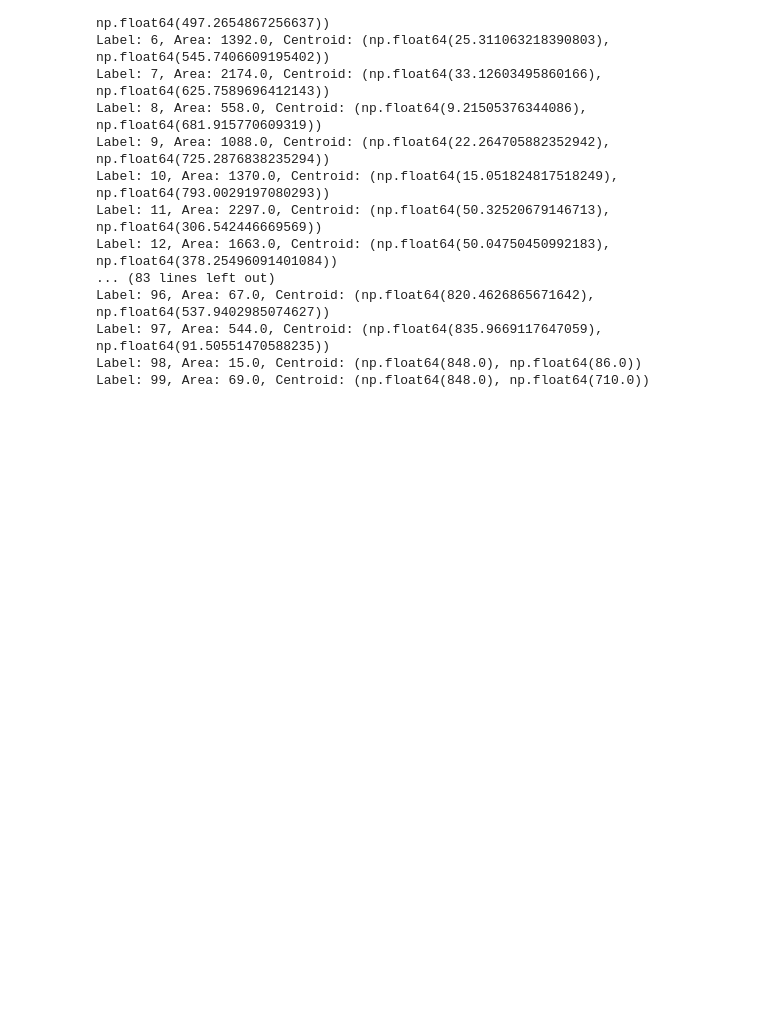
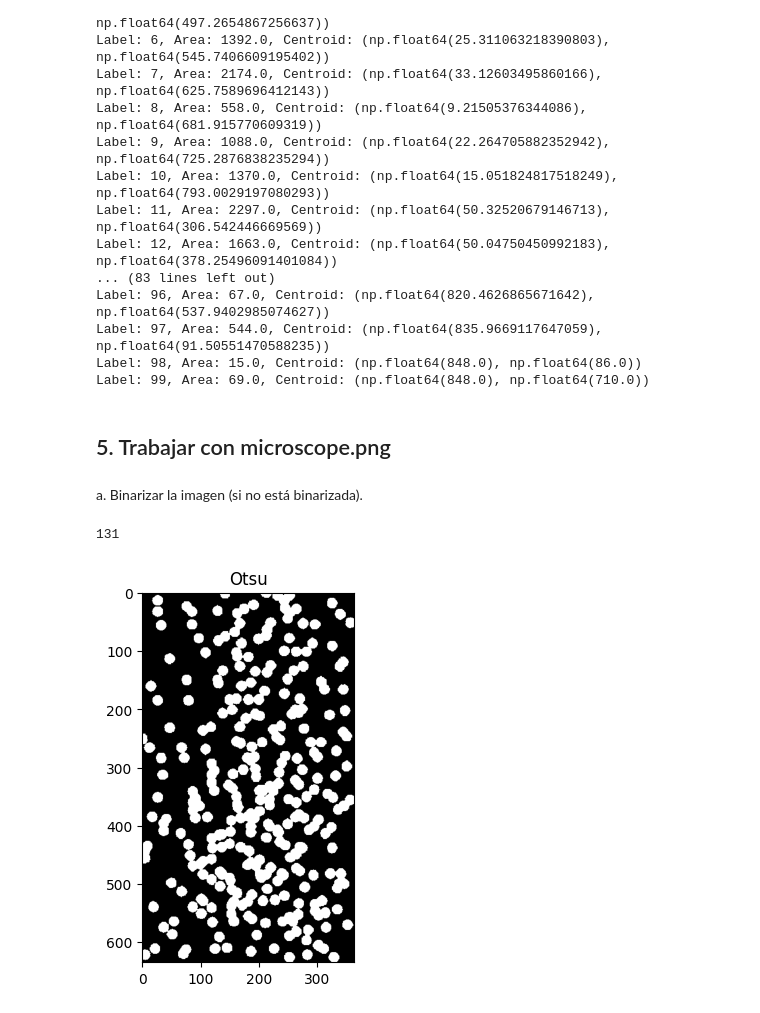
Before and after one commit to DiggsPapu/computer-vision-2, a Jupyter notebook: lab2.ipynb, the cells around one changed output. Saved outputs shown, nothing was run; the diff lists cells and outputs as text; code cells hidden in the pictures; blank space fills up the shorter version.

```diff
--- a/lab2.ipynb
+++ b/lab2.ipynb
@@ -96,3 +93,25 @@ Label: 96, Area: 67.0, Centroid: (np.float64(820.4626865671642), np.float64(537.
 Label: 97, Area: 544.0, Centroid: (np.float64(835.9669117647059), np.float64(91.50551470588235))
 Label: 98, Area: 15.0, Centroid: (np.float64(848.0), np.float64(86.0))
 Label: 99, Area: 69.0, Centroid: (np.float64(848.0), np.float64(710.0))
+# %% [markdown]
+## 5. Trabajar con microscope.png
+# %% [markdown]
+a. Binarizar la imagen (si no está binarizada).
+# %%
+# Lectura imagen
+microscope = plt.imread('photos/microscope.png')
+microscope = ski.color.rgb2gray(microscope[:,:,:3])
+# Conversion imagen 8
+microscope = (microscope * 255).astype(np.uint8)
+# Obtencion del threshold de Otsu
+otsuTh = threshold_otsu(rice, 255)
+print(otsuTh)
+# Binarización de la imagen mediante Otsu
+microscopeWithTh = 255 * ( microscope >= otsuTh ).astype(np.uint8)
+# Display de la imagen binarizada
+plt.title("Otsu")
+plt.imshow(microscopeWithTh, cmap='gray', vmin=0, vmax=255)
+plt.show()
+# %% [output]
+131
+[figure, added]
```
Also changed, not shown: parts of 7 cells of this notebook.
